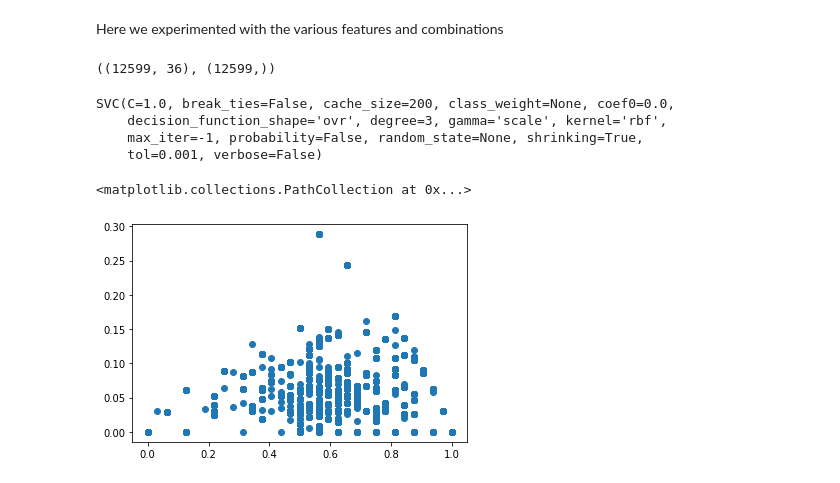
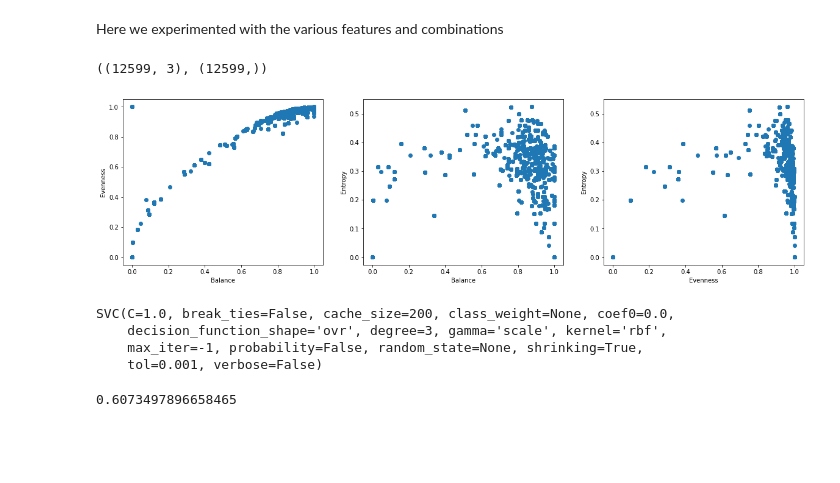
Before and after one commit to andreaco/andreaco.github.io, a Jupyter notebook: JupyterPreliminarStudies/CMRM_FeatureAnalysis.ipynb, the cells around one changed output. Cells and saved outputs as stored; diff of their text form; code cells hidden in the pictures; blank space fills up the shorter version.

```diff
--- a/JupyterPreliminarStudies/CMRM_FeatureAnalysis.ipynb
+++ b/JupyterPreliminarStudies/CMRM_FeatureAnalysis.ipynb
@@ -338,16 +349,27 @@ w = np.asarray(w)
 # %%
-X_train = np.stack([x, y, z], axis=1)
-X_train = np.hstack([X_train,w])
+X_train = np.stack([dataset_balance, dataset_entropy, dataset_evenness], axis=1)
 y_train = np.asarray(labels)
 X_train.shape, y_train.shape
-
-from sklearn import svm
-#X_without_rock = X_train[y_train != 'rock']
-#y_without_rock = y_train[y_train != 'rock']
-
-X_train.shape, y_train.shape
-#X_without_rock.shape, y_without_rock.shape
 # %% [output]
-((12599, 36), (12599,))
+((12599, 3), (12599,))
+# %%
+plt.figure(figsize=(20, 5))
+#Balance-Entropy
+plt.subplot(131)
+plt.xlabel("Balance")
+plt.ylabel("Evenness")
+plt.scatter(X_train[:, 0], X_train[:, 2]);
+
+plt.subplot(132)
+plt.xlabel("Balance")
+plt.ylabel("Entropy")
+plt.scatter(X_train[:, 0], X_train[:, 1])
+
+plt.subplot(133)
+plt.xlabel("Evenness")
+plt.ylabel("Entropy")
+plt.scatter(X_train[:, 2], X_train[:, 1]);
+# %% [output]
+[figure, added]
 # %%
 from sklearn import svm
@@ -369,11 +385,8 @@ SVC(C=1.0, break_ties=False, cache_size=200, class_weight=None, coef0=0.0,
 from sklearn.metrics import accuracy_score
 y_pred = clf.predict(X_train)
 accuracy_score(y_train, y_pred)
-
-plt.scatter(X_without_rock[:, 0], X_without_rock[:, 2])
 # %% [output]
-<matplotlib.collections.PathCollection at 0x...>
+0.6073497896658465
-[figure, removed]
 # %%
 
 from sklearn.decomposition import PCA
```
Also changed, not shown: parts of 8 cells of this notebook.
